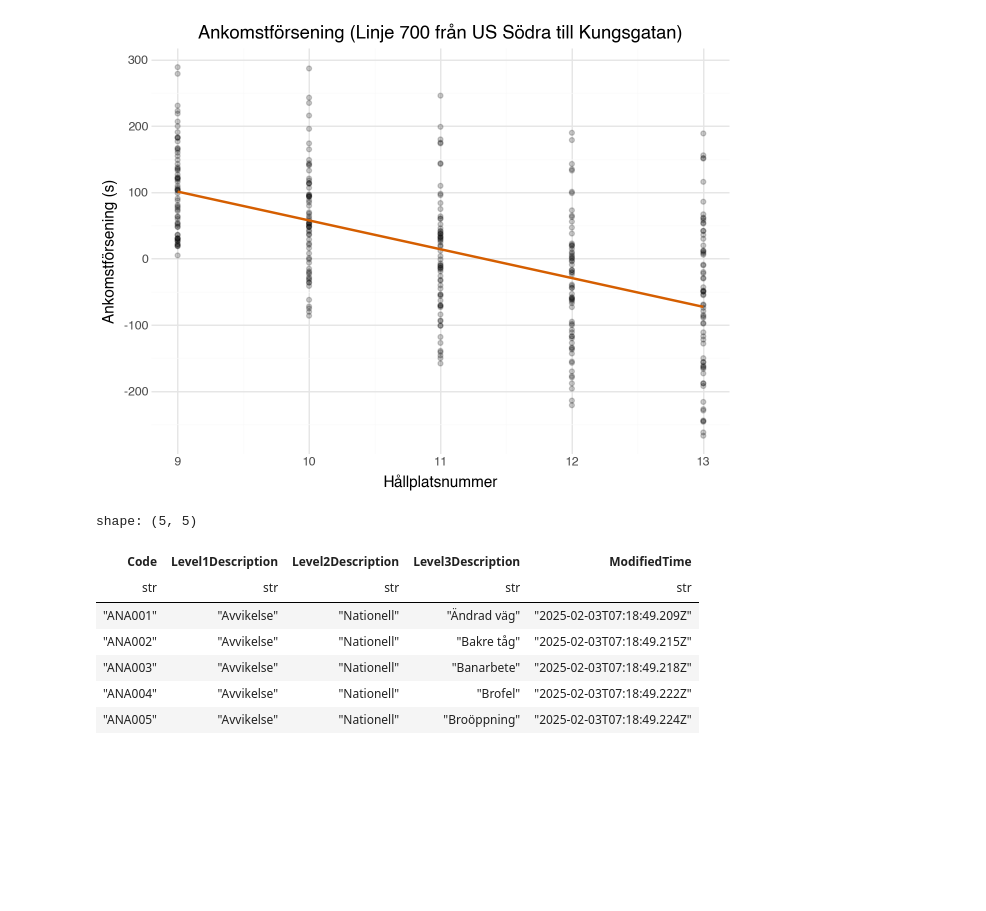
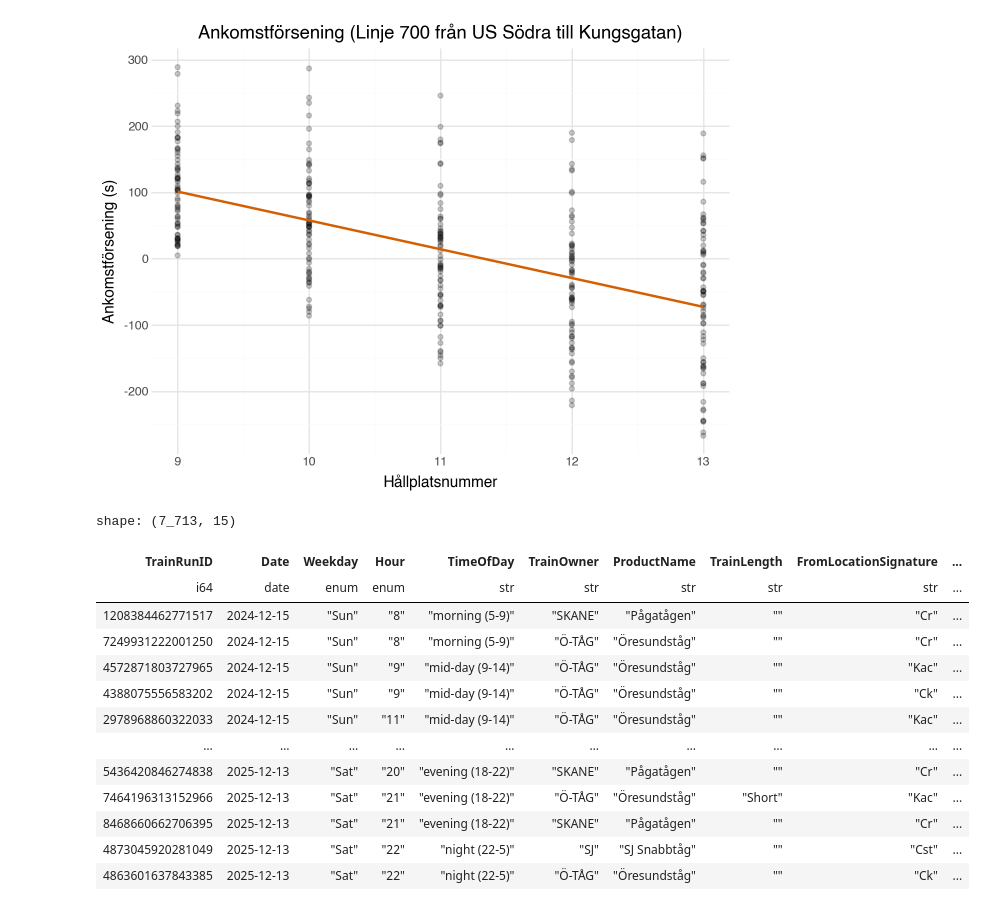
Before and after one commit to bitsteller/dataanalys-for-kollektivtrafik, a Jupyter notebook: Kod/machine_learning.ipynb, the cells around one changed output. Drawn from its saved outputs; the diff is of its cells as text; code cells hidden in the pictures; blank space fills up the shorter version.

Commit message:
fix data

```diff
--- a/Kod/machine_learning.ipynb
+++ b/Kod/machine_learning.ipynb
@@ -182,14 +182,20 @@ correctly specified.
 [figure]
 # %%
 #Read reason codes
-reasons = pl.read_parquet("../Data/Laboration 3/reasons.parquet")
-reasons.head()
+reasons = pl.read_parquet("../Data/Laboration 3/trains.parquet")
+reasons.filter(pl.col("Deviations").is_not_null())
 # %% [output]
-shape: (5, 5)
+shape: (7_713, 15)
-| Code | Level1Description | Level2Description | Level3Description | ModifiedTime |
-| str | str | str | str | str |
-| "ANA001" | "Avvikelse" | "Nationell" | "Ändrad väg" | "2025-02-03T07:18:49.209Z" |
-| "ANA002" | "Avvikelse" | "Nationell" | "Bakre tåg" | "2025-02-03T07:18:49.215Z" |
-| "ANA003" | "Avvikelse" | "Nationell" | "Banarbete" | "2025-02-03T07:18:49.218Z" |
-| "ANA004" | "Avvikelse" | "Nationell" | "Brofel" | "2025-02-03T07:18:49.222Z" |
-| "ANA005" | "Avvikelse" | "Nationell" | "Broöppning" | "2025-02-03T07:18:49.224Z" |
+| TrainRunID | Date | Weekday | Hour | TimeOfDay | TrainOwner | ProductName | TrainLength | FromLocationSignature | ... |
+| i64 | date | enum | enum | str | str | str | str | str | ... |
+| 1208384462771517 | 2024-12-15 | "Sun" | "8" | "morning (5-9)" | "SKANE" | "Pågatågen" | "" | "Cr" | ... |
+| 7249931222001250 | 2024-12-15 | "Sun" | "8" | "morning (5-9)" | "Ö-TÅG" | "Öresundståg" | "" | "Cr" | ... |
+| 4572871803727965 | 2024-12-15 | "Sun" | "9" | "mid-day (9-14)" | "Ö-TÅG" | "Öresundståg" | "" | "Kac" | ... |
+| 4388075556583202 | 2024-12-15 | "Sun" | "9" | "mid-day (9-14)" | "Ö-TÅG" | "Öresundståg" | "" | "Ck" | ... |
+| 2978968860322033 | 2024-12-15 | "Sun" | "11" | "mid-day (9-14)" | "Ö-TÅG" | "Öresundståg" | "" | "Kac" | ... |
+| … | … | … | … | … | … | … | … | … | ... |
+| 5436420846274838 | 2025-12-13 | "Sat" | "20" | "evening (18-22)" | "SKANE" | "Pågatågen" | "" | "Cr" | ... |
+| 7464196313152966 | 2025-12-13 | "Sat" | "21" | "evening (18-22)" | "Ö-TÅG" | "Öresundståg" | "Short" | "Kac" | ... |
+| 8468660662706395 | 2025-12-13 | "Sat" | "21" | "evening (18-22)" | "SKANE" | "Pågatågen" | "" | "Cr" | ... |
+| 4873045920281049 | 2025-12-13 | "Sat" | "22" | "night (22-5)" | "SJ" | "SJ Snabbtåg" | "" | "Cst" | ... |
+| 4863601637843385 | 2025-12-13 | "Sat" | "22" | "night (22-5)" | "Ö-TÅG" | "Öresundståg" | "" | "Ck" | ... |
```
Also changed, not shown: 2 other files.
